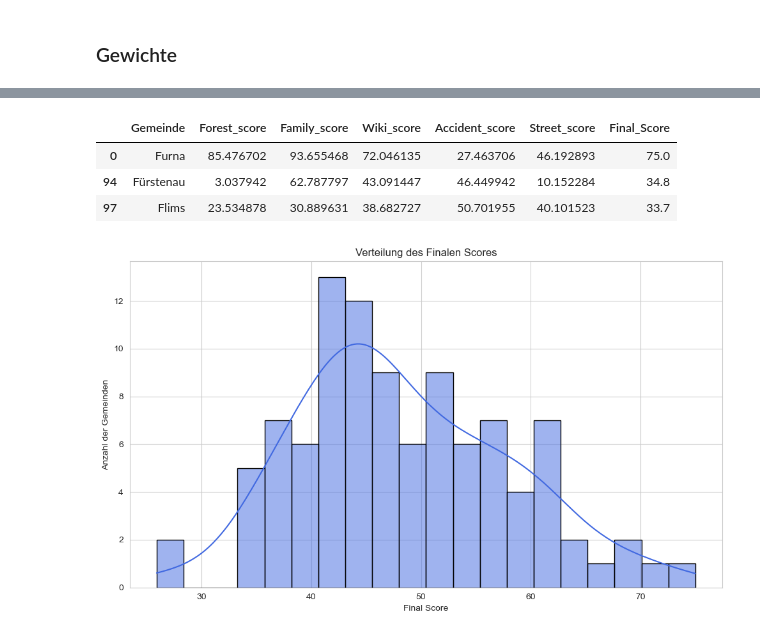
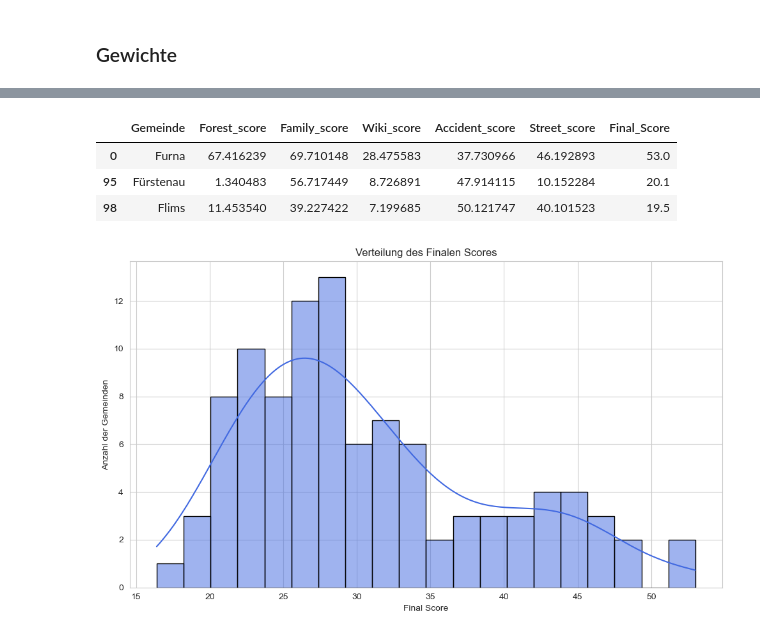
Before and after one commit to gideon-monterosa/dawr, a Jupyter notebook: assignement-1/ranking.ipynb, the cells around one changed output, grey strips where cells are left out. Saved outputs shown, nothing was run; the diff lists cells and outputs as text; code cells hidden in the pictures.

```diff
--- a/assignement-1/ranking.ipynb
+++ b/assignement-1/ranking.ipynb
@@ -300,4 +300,8 @@ def find_best_config(n_iter=10000):
 
     return best_config
 
-calculated_config = find_best_config(n_iter=1000)
+CALCULATE_CONFIG = False
+if CALCULATE_CONFIG:
+    calculated_config = find_best_config(n_iter=50000)
+else:
+    calculated_config = None
@@ -312,15 +308,18 @@ Zielfunktionswert (Flims + Fürstenau Rang): 193.00
 # %%
 best_transformations = {
-    'Forest_score': normalize,
-    'Family_score': robust_scale_and_normalize,
+    'Forest_score': log_and_normalize,
+    'Family_score': quantile_transform_and_normalize,
     'Wiki_score': normalize,
-    'Accident_score': boxcox_and_normalize,
-    'Street_score': yeo_johnson_and_normalize
+    'Accident_score': quantile_transform_and_normalize,
+    'Street_score': normalize
 }
 
 df_rank = df_regio[['Gemeinde']].copy()
-# df_rank = calculate_scores(df_rank, best_transformations)
-df_rank = calculate_scores(df_rank, calculated_config['transformations'])
+if CALCULATE_CONFIG:
+    df_rank = calculate_scores(df_rank, calculated_config['transformations'])
+else:
+    df_rank = calculate_scores(df_rank, best_transformations)
+
 display(df_rank)
 
 plot_distribution(df_rank['Forest_score'],
@@ -374,33 +373,35 @@ plot_distribution(df_rank['Street_score'],
 [figure]
 # %%
 best_weights = {
-    'Forest_score': 0.291,
-    'Family_score': 0.171,
-    'Wiki_score': 0.135,
-    'Accident_score': 0.213,
-    'Street_score': 0.187
+    'Forest_score': 0.3439,
+    'Family_score': 0.2488,
+    'Wiki_score': 0.3353,
+    'Accident_score': 0.0492,
+    'Street_score': 0.0226
 }
 
-# df_rank = calculate_final_score(df_rank, best_weights)
-df_rank = calculate_final_score(df_rank, calculated_config['weights'])
+if CALCULATE_CONFIG:
+    df_rank = calculate_final_score(df_rank, calculated_config['weights'])
+else:
+    df_rank = calculate_final_score(df_rank, best_weights)
 
 selected_df = df_rank[df_rank['Gemeinde'].isin(relevant_communities)]
 display(selected_df)
 # print(selected_df)
 
 plt.figure(figsize=(10, 6))
 sns.histplot(df_rank['Final_Score'], bins=20, kde=True, color='royalblue', edgecolor='black')
 plt.title('Verteilung des Finalen Scores')
 plt.xlabel('Final Score')
 plt.ylabel('Anzahl der Gemeinden')
 plt.tight_layout()
 plt.show()
 # %% [output]
 |  | Gemeinde | Forest_score | Family_score | Wiki_score | Accident_score | Street_score | Final_Score |
-| 0 | Furna | 85.476702 | 93.655468 | 72.046135 | 27.463706 | 46.192893 | 75.0 |
-| 94 | Fürstenau | 3.037942 | 62.787797 | 43.091447 | 46.449942 | 10.152284 | 34.8 |
-| 97 | Flims | 23.534878 | 30.889631 | 38.682727 | 50.701955 | 40.101523 | 33.7 |
+| 0 | Furna | 67.416239 | 69.710148 | 28.475583 | 37.730966 | 46.192893 | 53.0 |
+| 95 | Fürstenau | 1.340483 | 56.717449 | 8.726891 | 47.914115 | 10.152284 | 20.1 |
+| 98 | Flims | 11.453540 | 39.227422 | 7.199685 | 50.121747 | 40.101523 | 19.5 |
-[figure, old version]
+[figure, new version]
 # %%
 df_display = df_rank.rename(columns={
     'Forest_score': 'Forest Score',
```
Also changed, not shown: parts of 3 cells of this notebook, 1 other file.
